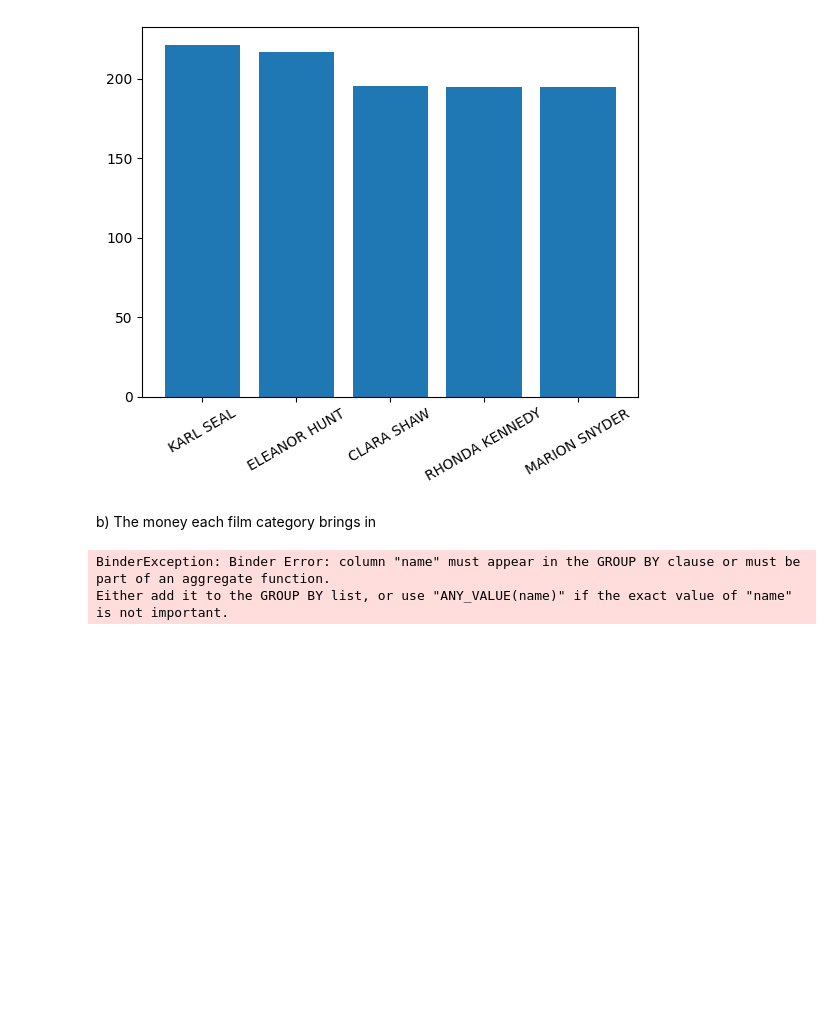
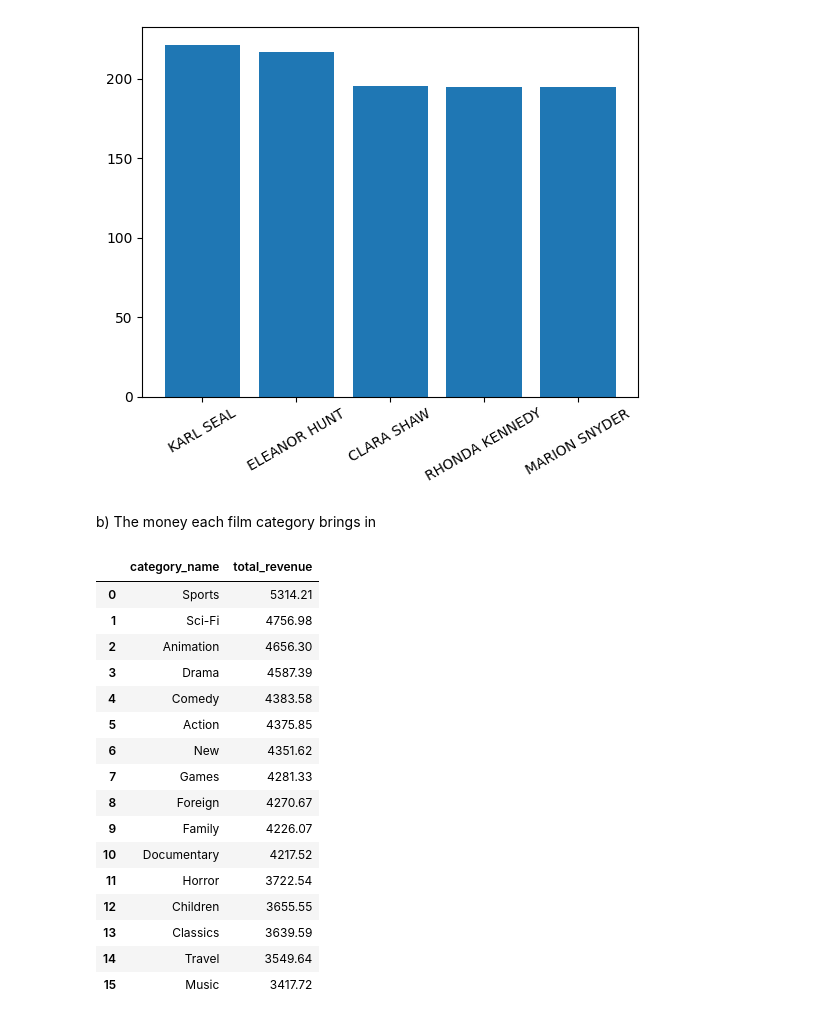
Before and after one commit to ghaliaghazal/Sql_Ghalia_Ghazal_Lab1, a Jupyter notebook: data_analys.ipynb, the cells around one changed output. Drawn from its saved outputs; the diff is of its cells as text; code cells hidden in the pictures; blank space fills up the shorter version.

```diff
--- a/data_analys.ipynb
+++ b/data_analys.ipynb
@@ -391,23 +391,41 @@ b) The money each film category brings in
 # %%
 # The money each film category brings in
 total_revenue = duckdb.sql("""
     SELECT
         category.name AS category_name,
         SUM(payment.amount) AS total_revenue
 
     FROM payment
 
     JOIN rental ON payment.rental_id = rental.rental_id
     JOIN inventory ON rental.inventory_id = inventory.inventory_id
     JOIN film ON inventory.film_id = film.film_id
     JOIN film_category ON film.film_id = film_category.film_id
     JOIN category ON film_category.category_id = category.category_id
 
+    GROUP BY category.name
+    ORDER BY total_revenue DESC;
+
 
 
 """).df()
 
 total_revenue
 # %% [output]
-BinderException: Binder Error: column "name" must appear in the GROUP BY clause or must be part of an aggregate function.
-Either add it to the GROUP BY list, or use "ANY_VALUE(name)" if the exact value of "name" is not important.
+|  | category_name | total_revenue |
+| 0 | Sports | 5314.21 |
+| 1 | Sci-Fi | 4756.98 |
+| 2 | Animation | 4656.30 |
+| 3 | Drama | 4587.39 |
+| 4 | Comedy | 4383.58 |
+| 5 | Action | 4375.85 |
+| 6 | New | 4351.62 |
+| 7 | Games | 4281.33 |
+| 8 | Foreign | 4270.67 |
+| 9 | Family | 4226.07 |
+| 10 | Documentary | 4217.52 |
+| 11 | Horror | 3722.54 |
+| 12 | Children | 3655.55 |
+| 13 | Classics | 3639.59 |
+| 14 | Travel | 3549.64 |
+| 15 | Music | 3417.72 |
```
